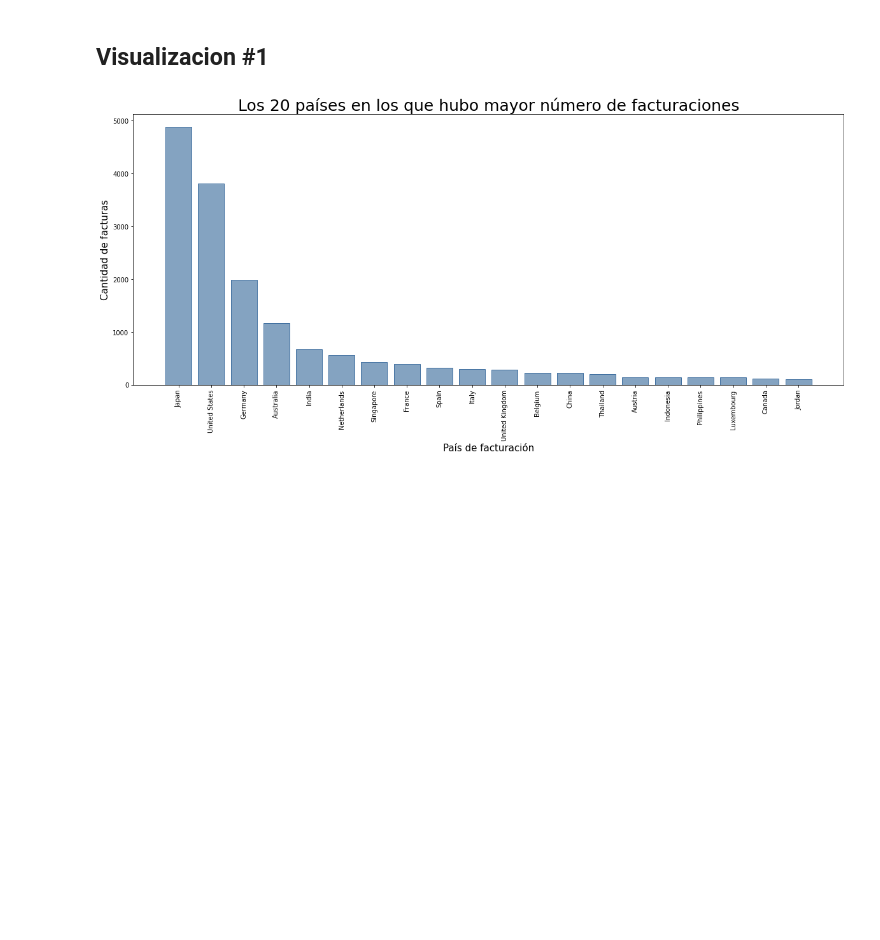
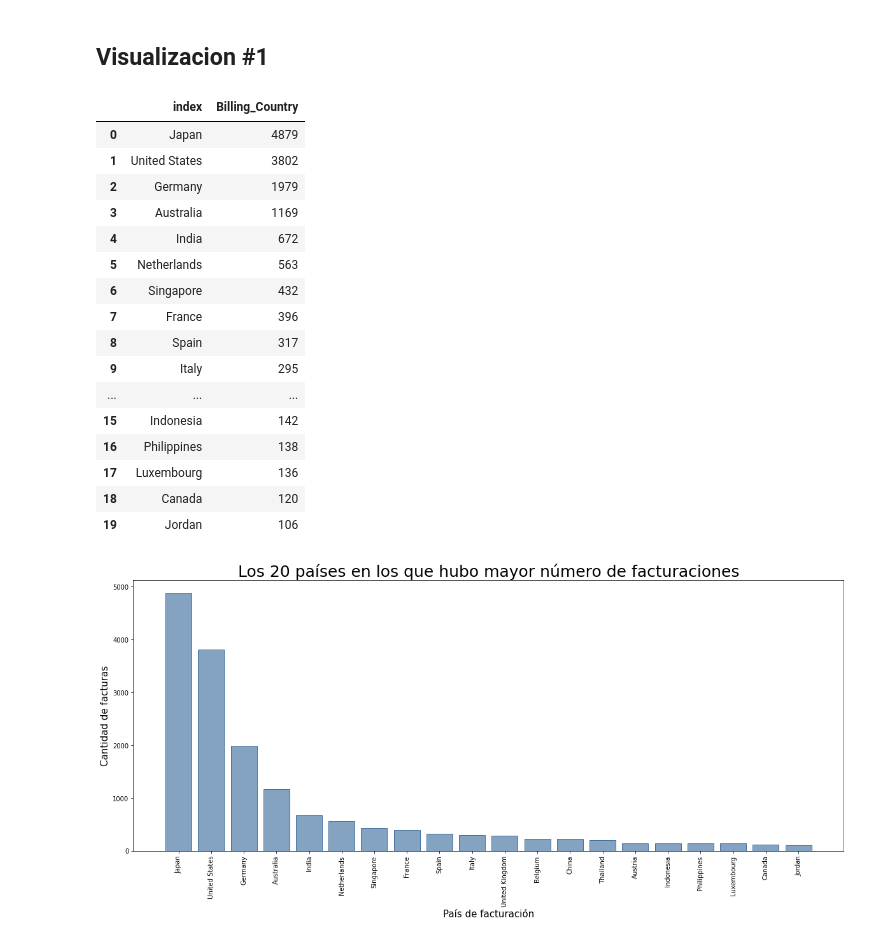
Before and after one commit to ariel55/summerdata_visuchallenge, a Jupyter notebook: 001VisuChallenge_analisis_columnas.ipynb, the cells around one changed output. Drawn from its saved outputs; the diff is of its cells as text; code cells hidden in the pictures; blank space fills up the shorter version.

```diff
--- a/001VisuChallenge_analisis_columnas.ipynb
+++ b/001VisuChallenge_analisis_columnas.ipynb
@@ -688,6 +688,25 @@ len(data.columns)
 # %%
 country = data["Billing_Country"].value_counts().to_frame().reset_index()
 country_20 = country.nlargest(20, "Billing_Country")
+country_20
+# %% [output]
+|  | index | Billing_Country |
+| 0 | Japan | 4879 |
+| 1 | United States | 3802 |
+| 2 | Germany | 1979 |
+| 3 | Australia | 1169 |
+| 4 | India | 672 |
+| 5 | Netherlands | 563 |
+| 6 | Singapore | 432 |
+| 7 | France | 396 |
+| 8 | Spain | 317 |
+| 9 | Italy | 295 |
+| ... | ... | ... |
+| 15 | Indonesia | 142 |
+| 16 | Philippines | 138 |
+| 17 | Luxembourg | 136 |
+| 18 | Canada | 120 |
+| 19 | Jordan | 106 |
 # %%
 plt.figure(figsize=(20,10))
 
```
Also changed, not shown: parts of 13 cells of this notebook.
